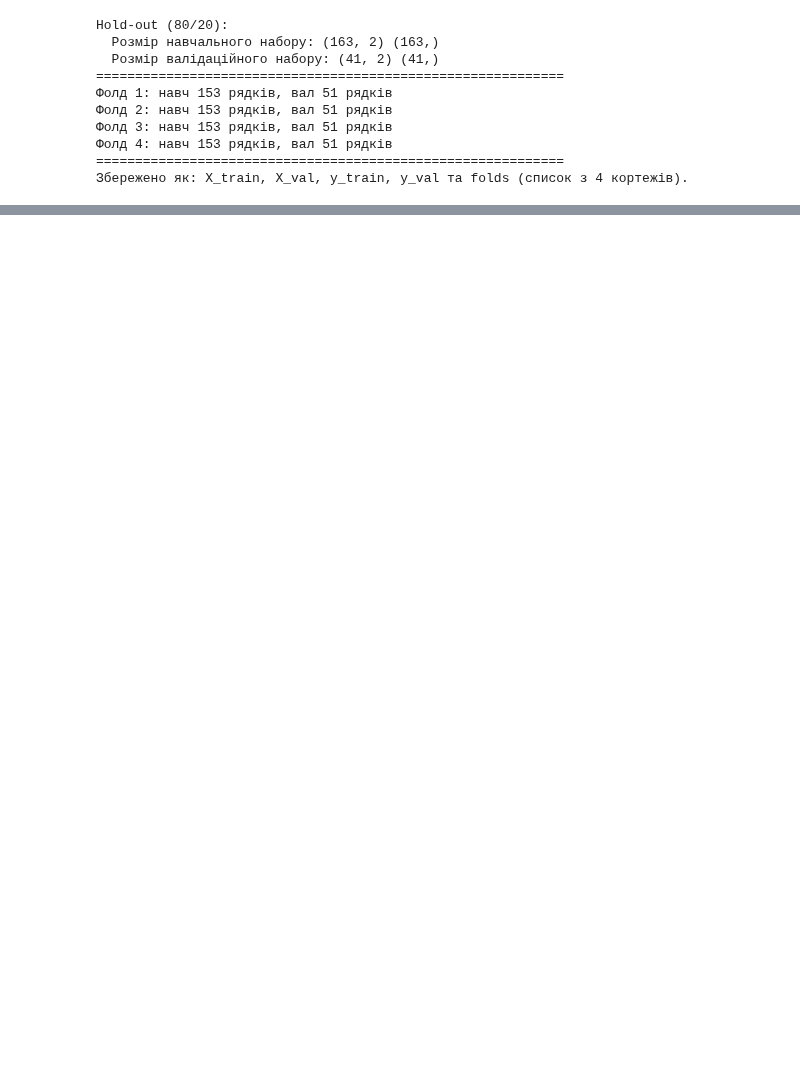
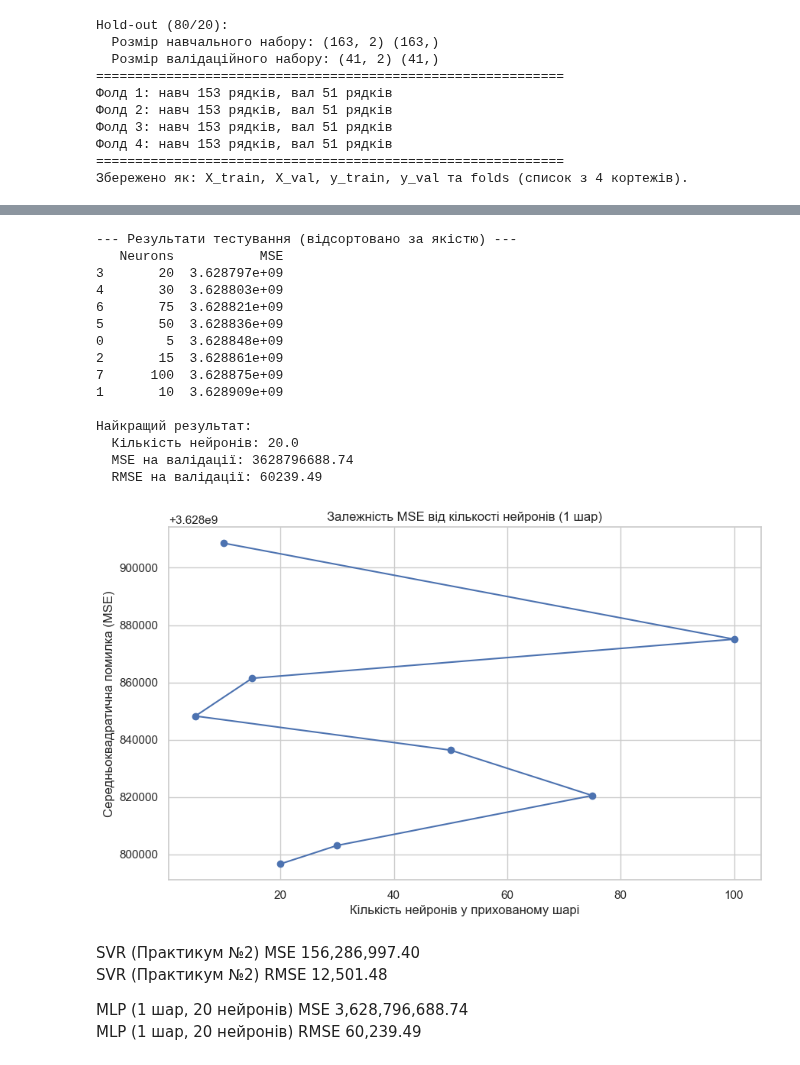
Before and after one commit to Max0Past/Data_Analysis, a Jupyter notebook: lab_3/Shanghai_code_NN.ipynb, the cells around one changed output, grey strips where cells are left out. Drawn from its saved outputs; the diff is of its cells as text; code cells hidden in the pictures; blank space fills up the shorter version.

```diff
--- a/lab_3/Shanghai_code_NN.ipynb
+++ b/lab_3/Shanghai_code_NN.ipynb
@@ -1022,0 +321,17 @@ Top features by permutation importance:
+# %%
+# 3.1 Стандартизація даних
+
+from sklearn.preprocessing import StandardScaler
+from sklearn.neural_network import MLPRegressor
+from sklearn.metrics import mean_squared_error
+
+# 1. Створення об'єкту StandardScaler
+scaler = StandardScaler()
+
+# 2. Навчання скейлера та перетворення X_train
+X_train_scaled = scaler.fit_transform(X_train)
+
+# 3. Перетворення X_val за допомогою того ж скейлера
+X_val_scaled = scaler.transform(X_val)
+
+print("Дані успішно масштабовано.")
@@ -1022,0 +399,46 @@ Top features by permutation importance:
+# %%
+# Перетворимо результати в DataFrame для зручності
+results_df = pd.DataFrame(list(results.items()), columns=['Neurons', 'MSE'])
+results_df = results_df.sort_values(by='MSE')
+
+print("\n--- Результати тестування (відсортовано за якістю) ---")
+print(results_df)
+
+# Виведемо найкращий результат
+best_result = results_df.iloc[0]
+print(f"\nНайкращий результат:")
+print(f"  Кількість нейронів: {best_result['Neurons']}")
+print(f"  MSE на валідації: {best_result['MSE']:.2f}")
+print(f"  RMSE на валідації: {np.sqrt(best_result['MSE']):.2f}")
+
+# (Опціонально) Візуалізуємо залежність
+plt.figure(figsize=(10, 6))
+plt.plot(results_df['Neurons'], results_df['MSE'], marker='o')
+plt.xlabel("Кількість нейронів у прихованому шарі")
+plt.ylabel("Середньоквадратична помилка (MSE)")
+plt.title("Залежність MSE від кількості нейронів (1 шар)")
+plt.grid(True)
+plt.show()
+# %% [output]
+--- Результати тестування (відсортовано за якістю) ---
+   Neurons           MSE
+3       20  3.628797e+09
+4       30  3.628803e+09
+6       75  3.628821e+09
+5       50  3.628836e+09
+0        5  3.628848e+09
+2       15  3.628861e+09
+7      100  3.628875e+09
+1       10  3.628909e+09
+
+Найкращий результат:
+  Кількість нейронів: 20.0
+  MSE на валідації: 3628796688.74
+  RMSE на валідації: 60239.49
+[figure, added]
+# %% [markdown]
+SVR (Практикум №2) MSE 156,286,997.40
+SVR (Практикум №2) RMSE 12,501.48
+
+MLP (1 шар, 20 нейронів) MSE 3,628,796,688.74
+MLP (1 шар, 20 нейронів) RMSE 60,239.49
```
Also changed, not shown: parts of 20 cells of this notebook.
